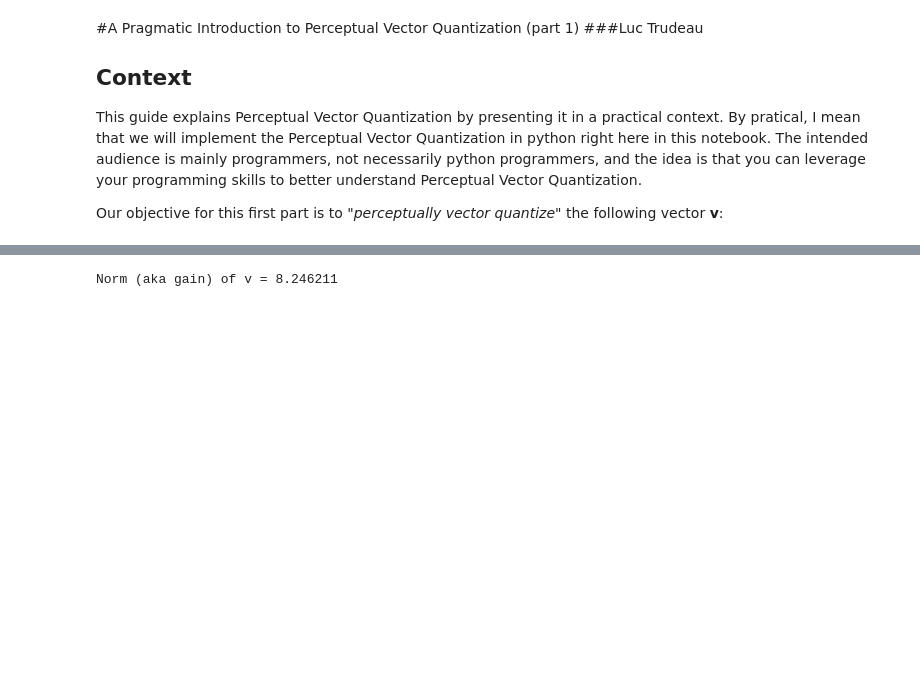
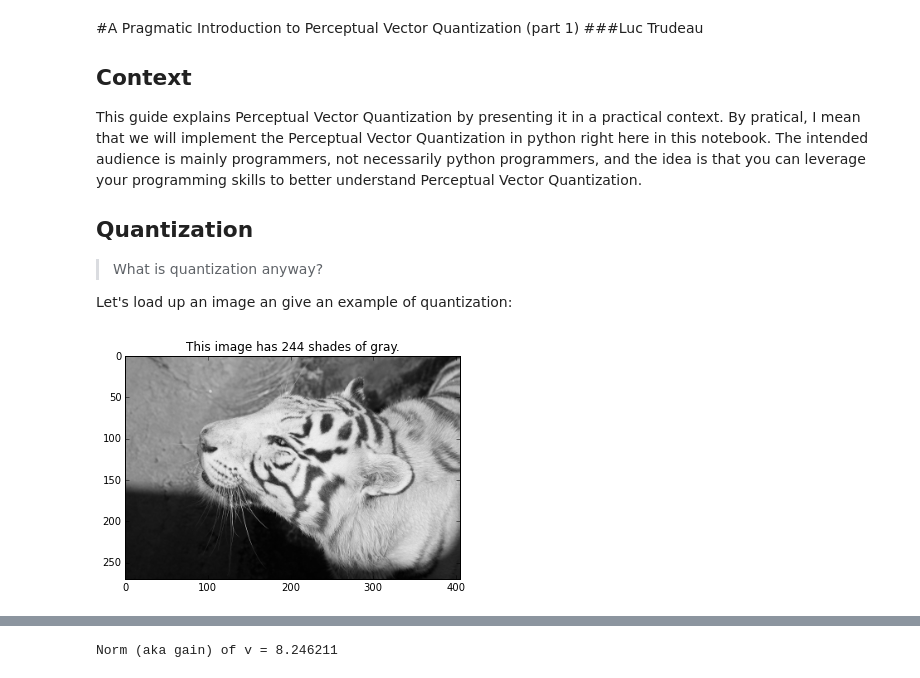
Before and after one commit to luctrudeau/DaalaNotebooks, a Jupyter notebook: PVQ/PVQ.ipynb, the cells around one changed output, grey strips where cells are left out. Drawn from its saved outputs; the diff is of its cells as text; code cells hidden in the pictures; blank space fills up the shorter version.

Commit message:
Rewrote the part about scalar quantization.

```diff
--- a/PVQ/PVQ.ipynb
+++ b/PVQ/PVQ.ipynb
@@ -5,4 +5,24 @@
 ## Context
 This guide explains Perceptual Vector Quantization by presenting it in a practical context. By pratical, I mean that we will implement the Perceptual Vector Quantization in python right here in this notebook. The intended audience is mainly programmers, not necessarily python programmers, and the idea is that you can leverage your programming skills to better understand Perceptual Vector Quantization.
 
-Our objective for this first part is to "_perceptually vector quantize_" the following vector **v**:
+## Quantization
+
+> What is quantization anyway?
+
+Let's load up an image an give an example of quantization:
+# %%
+%matplotlib inline
+
+import numpy as np
+from scipy.ndimage  import imread
+import matplotlib.pyplot as plt
+
+def showImage(im):
+    plt.imshow(im, cmap = plt.get_cmap('gray'), vmin = 0, vmax = 255)
+    plt.title("This image has %d shades of gray." % len(np.unique(im)))
+
+im = imread("images/tiger.png")
+im = im[:,:,1]
+showImage(im)
+# %% [output]
+[figure, added]
```
Also changed, not shown: parts of 15 cells of this notebook, 2 other files.
